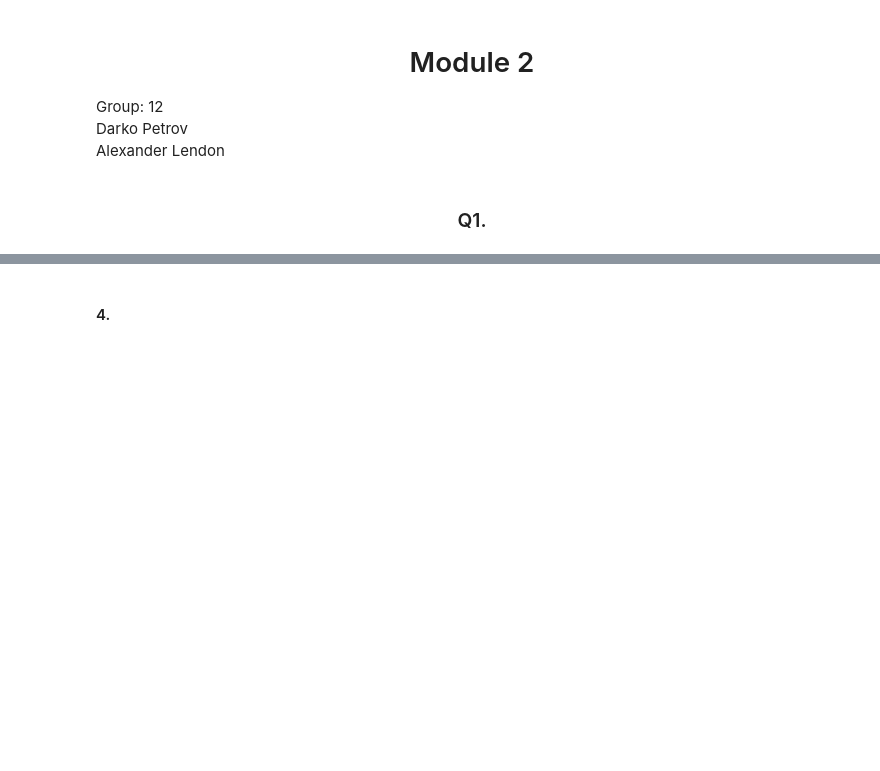
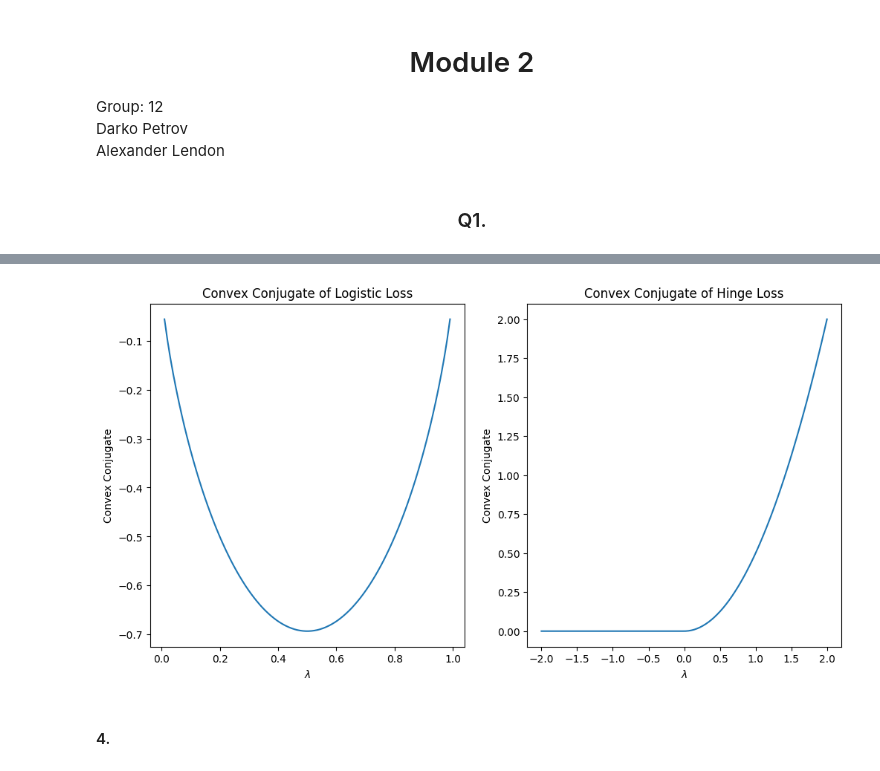
Before and after one commit to darkopetrov/DAT570_Continuous_optimization_in_data_science, a Jupyter notebook: Module_2/Notebook_2.ipynb, the cells around one changed output, grey strips where cells are left out. Drawn from its saved outputs; the diff is of its cells as text; code cells hidden in the pictures; blank space fills up the shorter version.

```diff
--- a/Module_2/Notebook_2.ipynb
+++ b/Module_2/Notebook_2.ipynb
@@ -217,3 +170,40 @@ plt.show()
+# %%
+import numpy as np
+import matplotlib.pyplot as plt
+
+# Define the functions
+def logistic_conjugate(x):
+    return x * np.log(x) + (1 - x) * np.log(1 - x)
+
+def hinge_conjugate(x):
+    return np.where(x < 0, 0, x**2 / 2)
+
+# Generate x values
+x_logistic = np.linspace(0.01, 0.99, 100)
+x_hinge = np.linspace(-2, 2, 100)
+
+# Generate y values
+y_logistic = logistic_conjugate(x_logistic)
+y_hinge = hinge_conjugate(x_hinge)
+
+# Create the plots
+plt.figure(figsize=(12, 6))
+
+plt.subplot(1, 2, 1)
+plt.plot(x_logistic, y_logistic)
+plt.title('Convex Conjugate of Logistic Loss')
+plt.xlabel('$\lambda$')
+plt.ylabel('Convex Conjugate')
+
+plt.subplot(1, 2, 2)
+plt.plot(x_hinge, y_hinge)
+plt.title('Convex Conjugate of Hinge Loss')
+plt.xlabel('$\lambda$')
+plt.ylabel('Convex Conjugate')
+
+plt.show()
+# %% [output]
+[figure, added]
 # %% [markdown]
 #### 4.
 # %% [markdown]
```
Also changed, not shown: parts of 8 cells of this notebook.
